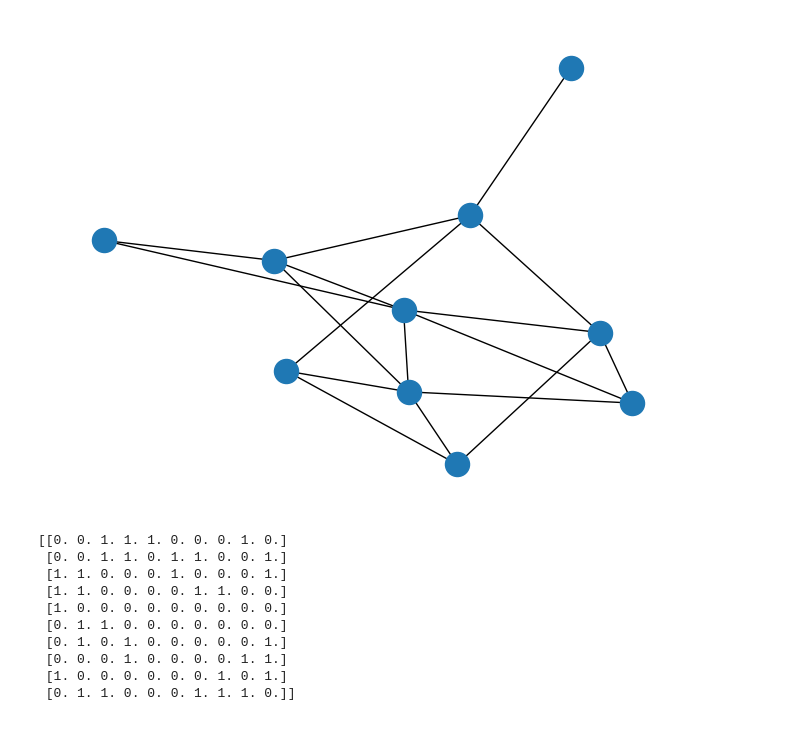
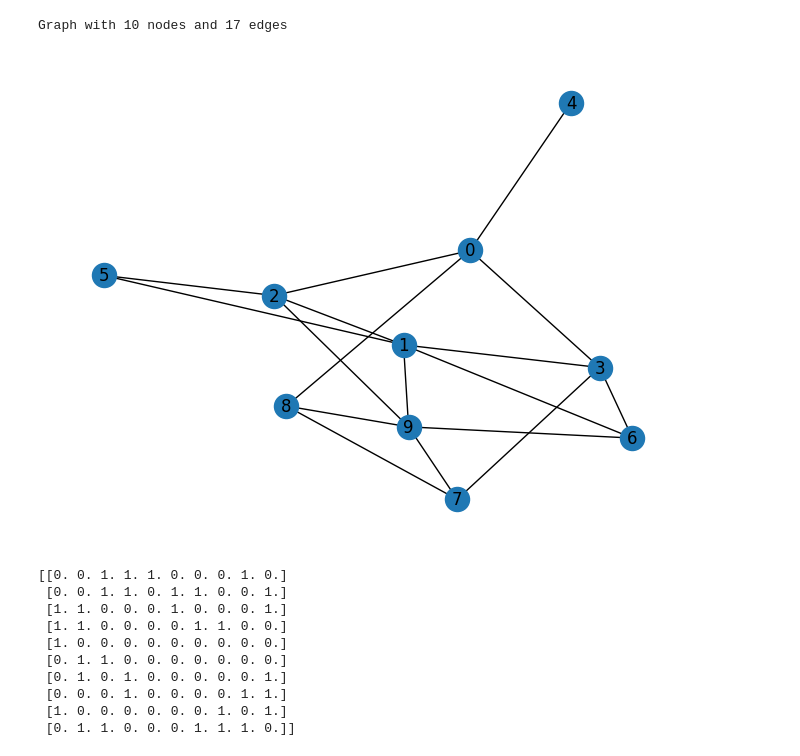
Before and after one commit to AkashHiregange/personal_projects, a Jupyter notebook: minimum_vertex_cover_qc/setting_QAOA_hamiltonian.ipynb, the cells around one changed output. Drawn from its saved outputs; the diff is of its cells as text; code cells hidden in the pictures.

```diff
--- a/minimum_vertex_cover_qc/setting_QAOA_hamiltonian.ipynb
+++ b/minimum_vertex_cover_qc/setting_QAOA_hamiltonian.ipynb
@@ -17,25 +17,27 @@ from braket.circuits import Circuit
 # %%
 seed = 42
 np.random.seed(seed)
 random.seed(a=seed)
 n = 10  # number of nodes/vertices
 m = 0.3 # number of edges
 
 # define graph object
 G = nx.erdos_renyi_graph(n, m, seed=seed)
 # positions for all nodes
 pos = nx.spring_layout(G)
 
 # choose random weights
 # for (u, v) in G.edges():
 #     G.edges[u,v]['weight'] = random.uniform(0, 1)
 
 # draw graph
-nx.draw(G, pos)
+nx.draw(G, pos,with_labels =True)
+print(G)
 plt.savefig('random_graph_erdos.png', dpi=300)
 plt.show()
 # %% [output]
+Graph with 10 nodes and 17 edges
-[figure, old version]
+[figure, new version]
 # %%
 # G = nx.petersen_graph()
 # %%
```
Also changed, not shown: parts of 3 cells of this notebook, 2 other files.
